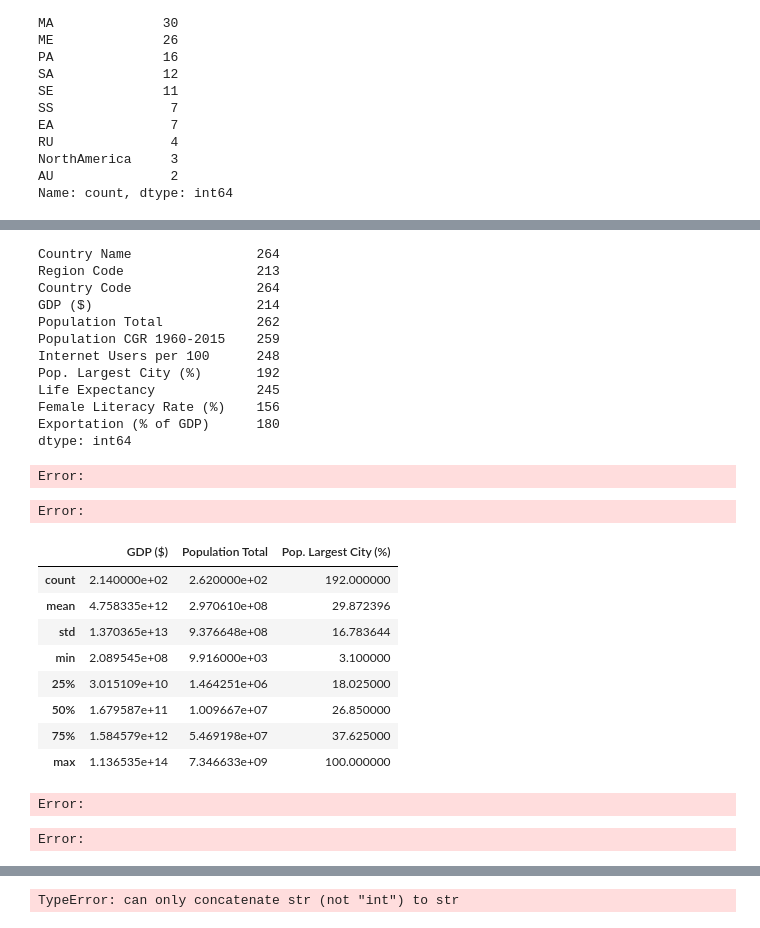
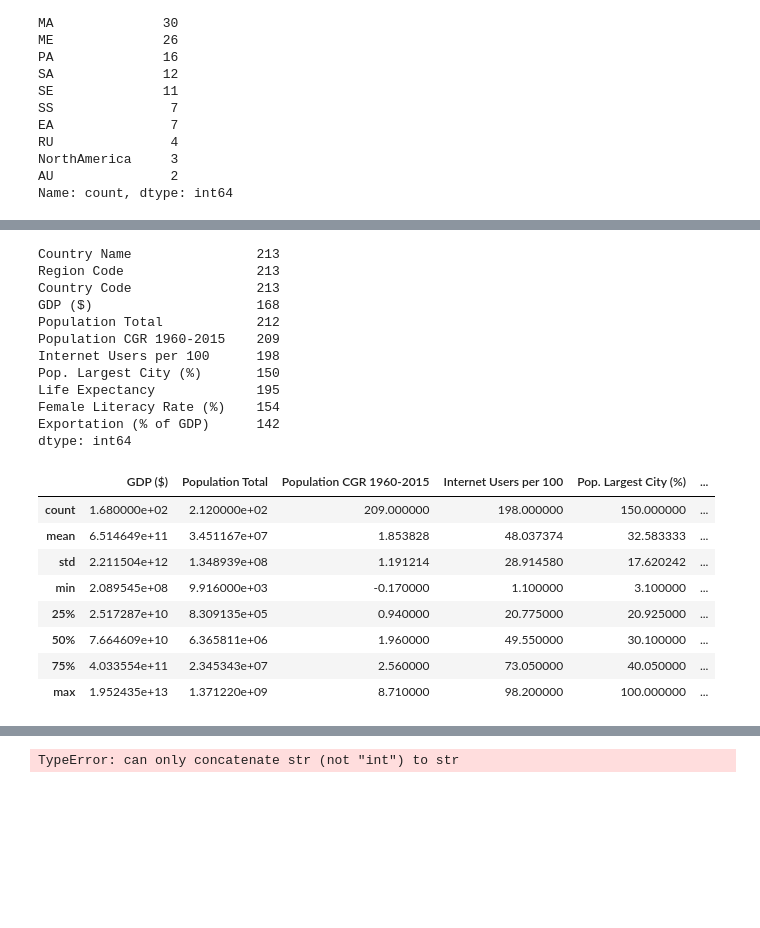
Before and after one commit to ilknurtoptas/Project_1, a Jupyter notebook: Project_1/World GDP Analysis.ipynb, the cells around one changed output, grey strips where cells are left out. Saved outputs shown, nothing was run; the diff lists cells and outputs as text; code cells hidden in the pictures; blank space fills up the shorter version.

```diff
--- a/Project_1/World GDP Analysis.ipynb
+++ b/Project_1/World GDP Analysis.ipynb
@@ -101,7 +101,7 @@ Index(['Country Name', 'Region Code', 'Country Code',
 # %%
 #Rename columns
 #world_bank_df.columns = world_bank_df.columns.str[0]
-rename_world_bank_df = remove_blank_rc_world_bank_df.rename(columns={"GDP, PPP (current international $)":"GDP ($)",
+rename_world_bank_df = world_bank_df.rename(columns={"GDP, PPP (current international $)":"GDP ($)",
                                               " Population, total ":"Population Total",
                                               "Internet users (per 100 people)":"Internet Users per 100",
                                               "Popltn Largest City % of Urban Pop":"Pop. Largest City (%)",
@@ -146,5 +146,5 @@ Exportation (% of GDP)      object
 dtype: object
 # %%
 #Reset Index
-world_bank_df = world_bank_df.reset_index(drop=True)
-#world_bank_df.head(110)
+index_world_bank_df = rename_world_bank_df.reset_index(drop=True)
+index_world_bank_df.head(-1)
@@ -168,26 +182,26 @@ AU               2
 Name: count, dtype: int64
 # %%
 #Remove commas, space, %
-world_bank_df['GDP ($)'] = (
-    world_bank_df['GDP ($)']
+index_world_bank_df['GDP ($)'] = (
+    index_world_bank_df['GDP ($)']
     .str.replace(',', '', regex=False)
     .str.strip())
 
-world_bank_df['Population Total'] = (
-    world_bank_df['Population Total']
+index_world_bank_df['Population Total'] = (
+    index_world_bank_df['Population Total']
     .str.replace(',', '', regex=False)
     .str.strip())
 
-world_bank_df['Population CGR 1960-2015'] = (
-    world_bank_df['Population CGR 1960-2015']
+index_world_bank_df['Population CGR 1960-2015'] = (
+    index_world_bank_df['Population CGR 1960-2015']
     .str.replace('%', '', regex=False)
     .str.strip())
 
 
-world_bank_df['Pop. Largest City (%)'] = (
-    world_bank_df['Pop. Largest City (%)']
+index_world_bank_df['Pop. Largest City (%)'] = (
+    index_world_bank_df['Pop. Largest City (%)']
     .str.replace('%','', regex=False)
     .str.strip())
 
-world_bank_df
+index_world_bank_df
 # %% [output]
@@ -200,13 +239,13 @@ Error:
 # %%
 # Use df.astype() method to convert the datatype of the Zip column
-world_bank_df = world_bank_df.astype({"GDP ($)": float}, errors='raise')
-world_bank_df = world_bank_df.astype({"Population Total": float}, errors='raise')
-#world_bank_df = world_bank_df.astype({"Population CGR 1960-2015": float}, errors='raise')
-world_bank_df = world_bank_df.astype({"Pop. Largest City (%)": float}, errors='raise')
+index_world_bank_df = index_world_bank_df.astype({"GDP ($)": float}, errors='raise')
+index_world_bank_df = index_world_bank_df.astype({"Population Total": float}, errors='raise')
+index_world_bank_df = index_world_bank_df.astype({"Population CGR 1960-2015": float}, errors='raise')
+index_world_bank_df = index_world_bank_df.astype({"Pop. Largest City (%)": float}, errors='raise')
 
 
 # Verify that the column datatype has been changed
-world_bank_df
+index_world_bank_df
 #world_bank_df.dtypes
 # %% [output]
 |  | Country Name | Region Code | Country Code | GDP ($) | Population Total | Population CGR 1960-2015 | ... |
@@ -227,36 +264,32 @@ Error:
 # %%
 #Identify incomplete rows
 
-world_bank_df.count()
+index_world_bank_df.count()
 # %% [output]
-Country Name                264
+Country Name                213
 Region Code                 213
-Country Code                264
-GDP ($)                     214
-Population Total            262
-Population CGR 1960-2015    259
-Internet Users per 100      248
-Pop. Largest City (%)       192
-Life Expectancy             245
-Female Literacy Rate (%)    156
-Exportation (% of GDP)      180
+Country Code                213
+GDP ($)                     168
+Population Total            212
+Population CGR 1960-2015    209
+Internet Users per 100      198
+Pop. Largest City (%)       150
+Life Expectancy             195
+Female Literacy Rate (%)    154
+Exportation (% of GDP)      142
 dtype: int64
-Error:
-Error:
 # %%
 #Summary Stats
 
-world_bank_df.describe()
+index_world_bank_df.describe()
 # %% [output]
-|  | GDP ($) | Population Total | Pop. Largest City (%) |
-| count | 2.140000e+02 | 2.620000e+02 | 192.000000 |
-| mean | 4.758335e+12 | 2.970610e+08 | 29.872396 |
-| std | 1.370365e+13 | 9.376648e+08 | 16.783644 |
-| min | 2.089545e+08 | 9.916000e+03 | 3.100000 |
-| 25% | 3.015109e+10 | 1.464251e+06 | 18.025000 |
-| 50% | 1.679587e+11 | 1.009667e+07 | 26.850000 |
-| 75% | 1.584579e+12 | 5.469198e+07 | 37.625000 |
-| max | 1.136535e+14 | 7.346633e+09 | 100.000000 |
+|  | GDP ($) | Population Total | Population CGR 1960-2015 | Internet Users per 100 | Pop. Largest City (%) | ... |
+| count | 1.680000e+02 | 2.120000e+02 | 209.000000 | 198.000000 | 150.000000 | ... |
+| mean | 6.514649e+11 | 3.451167e+07 | 1.853828 | 48.037374 | 32.583333 | ... |
+| std | 2.211504e+12 | 1.348939e+08 | 1.191214 | 28.914580 | 17.620242 | ... |
+| min | 2.089545e+08 | 9.916000e+03 | -0.170000 | 1.100000 | 3.100000 | ... |
+| 25% | 2.517287e+10 | 8.309135e+05 | 0.940000 | 20.775000 | 20.925000 | ... |
+| 50% | 7.664609e+10 | 6.365811e+06 | 1.960000 | 49.550000 | 30.100000 | ... |
+| 75% | 4.033554e+11 | 2.345343e+07 | 2.560000 | 73.050000 | 40.050000 | ... |
+| max | 1.952435e+13 | 1.371220e+09 | 8.710000 | 98.200000 | 100.000000 | ... |
-Error:
-Error:
 # %%
```
Also changed, not shown: parts of 18 cells of this notebook.
